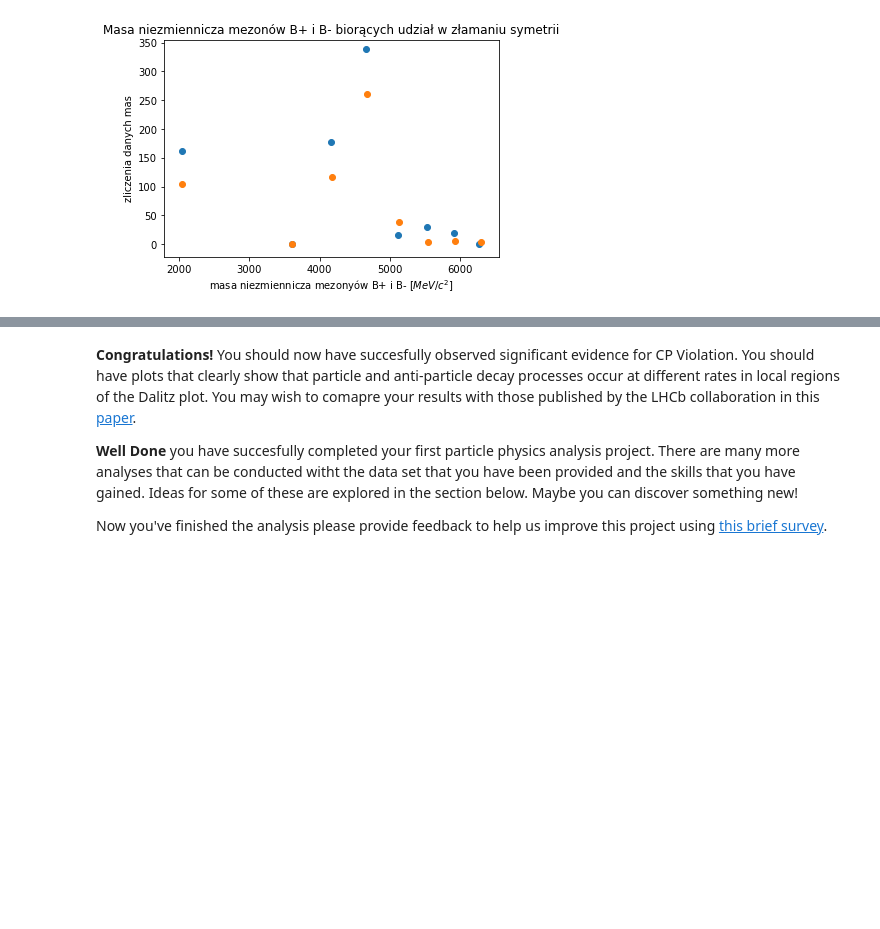
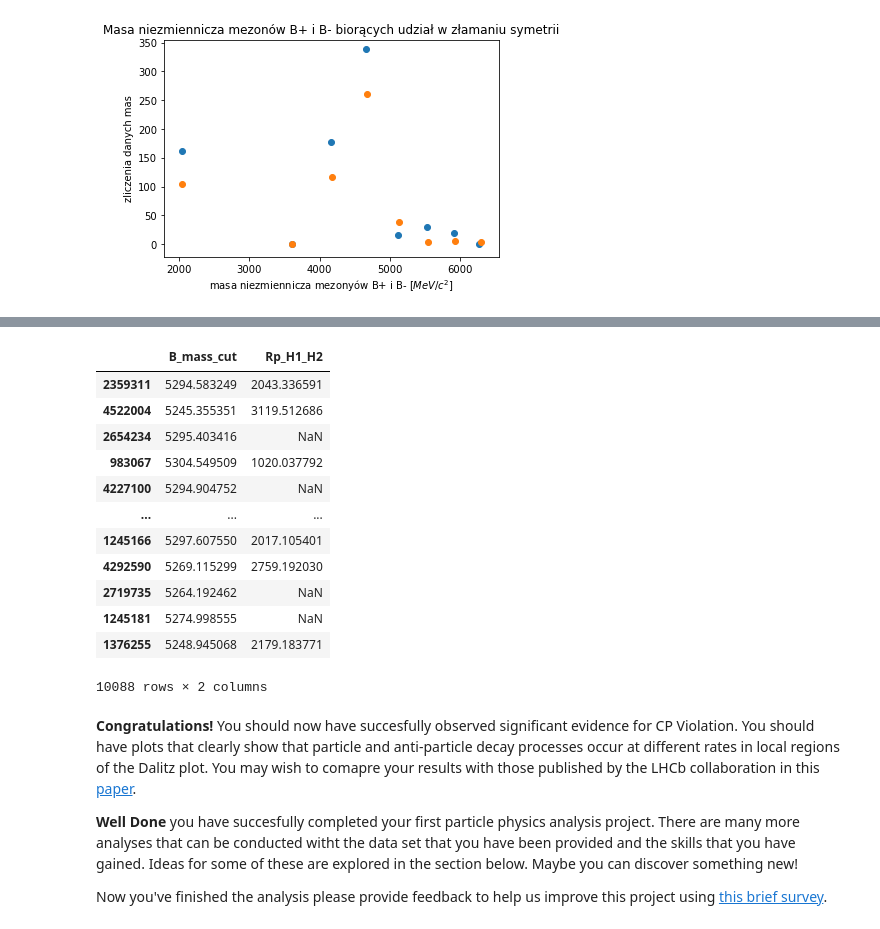
Before and after one commit to JTMalczewski/opendata-project-master, a Jupyter notebook: LHCb_Open_Data_Project.ipynb, the cells around one changed output, grey strips where cells are left out. Cells and saved outputs as stored; diff of their text form; code cells hidden in the pictures; blank space fills up the shorter version.

```diff
--- a/LHCb_Open_Data_Project.ipynb
+++ b/LHCb_Open_Data_Project.ipynb
@@ -927,3 +1012,51 @@ Text(0, 0.5, 'zliczenia danych mas')
+# %%
+
+plt.hist(   B_mass,
+            edgecolor = "black",
+            bins = 400,
+            color = 'dimgrey',
+            label = 'podstawowa wycięcie danych',
+            density=False,
+            alpha=0.7)
+print("B meson mass, base cut", np.mean(B_mass))
+
+cut_test = df2.drop(df2[df2['H3_ProbPi'] > 0.2].index)
+cut_test = cut_test.drop(cut_test[cut_test['H3_ProbK'] < 0.7].index)
+cut_test = cut_test.drop(cut_test[cut_test['H2_ProbPi'] > 0.2].index)
+cut_test = cut_test.drop(cut_test[cut_test['H2_ProbK'] < 0.5].index)
+cut_test = cut_test.drop(cut_test[cut_test['H1_ProbPi'] > 0.2].index)
+cut_test = cut_test.drop(cut_test[cut_test['H1_ProbK'] < 0.5].index)
+
+B_mass_cut = calcualteBMass(cut_test)
+print("B meson mass, additional cuts", np.mean(B_mass_cut))
+
+plt.hist(   B_mass_cut,
+            edgecolor = "black",
+            bins = 400,
+            color = 'silver',
+            label ='dodatkowe wycięcie danych',
+            density=False,
+            alpha=0.7)
+
+plt.xlim(5200,5400)
+plt.ylabel('zliczenia')
+plt.xlabel('masa mezonu B $[MeV/c^2]$')
+plt.title('Histogramy - masa mezonu B dla dwóch dostosowanych baz danych')
+plt.legend()
+# %% [output]
+|  | B_mass_cut | Rp_H1_H2 |
+| 2359311 | 5294.583249 | 2043.336591 |
+| 4522004 | 5245.355351 | 3119.512686 |
+| 2654234 | 5295.403416 | NaN |
+| 983067 | 5304.549509 | 1020.037792 |
+| 4227100 | 5294.904752 | NaN |
+| ... | ... | ... |
+| 1245166 | 5297.607550 | 2017.105401 |
+| 4292590 | 5269.115299 | 2759.192030 |
+| 2719735 | 5264.192462 | NaN |
+| 1245181 | 5274.998555 | NaN |
+| 1376255 | 5248.945068 | 2179.183771 |
+10088 rows × 2 columns
 # %% [markdown]
 **Congratulations!** You should now have succesfully observed significant evidence for CP Violation. You should have plots that clearly show that particle and anti-particle decay processes occur at different rates in local regions of the Dalitz plot. You may wish to comapre your results with those published by the LHCb collaboration in this [paper](http://lhcbproject.web.cern.ch/lhcbproject/Publications/LHCbProjectPublic/LHCb-PAPER-2013-027.html).
 
```
Also changed, not shown: parts of 9 cells of this notebook.
